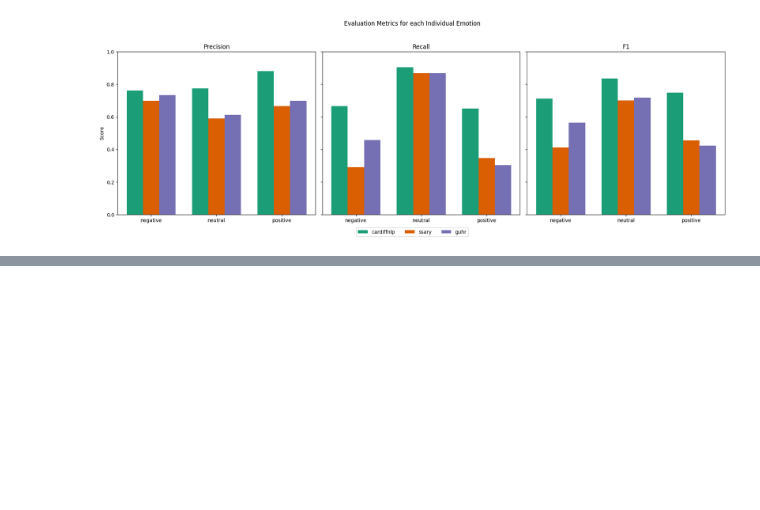
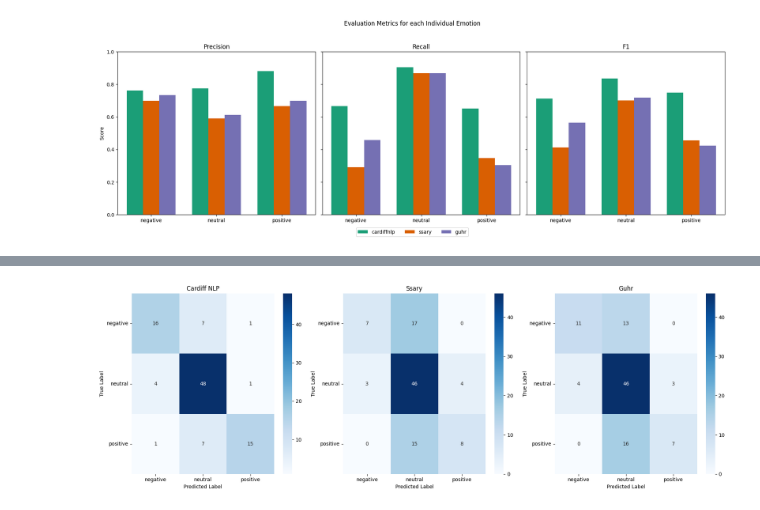
Before and after one commit to MaximilianWeiland/SMDA_Final_Project, a Jupyter notebook: 03_sentiment_classification/validation.ipynb, the cells around one changed output, grey strips where cells are left out. Saved outputs shown, nothing was run; the diff lists cells and outputs as text; code cells hidden in the pictures; blank space fills up the shorter version.

```diff
--- a/03_sentiment_classification/validation.ipynb
+++ b/03_sentiment_classification/validation.ipynb
@@ -187,0 +279,41 @@ plt.show()
+# %%
+# create confusion matrices
+
+# extract the ground truth as well as all predictions
+true_label = sampled_labelled_posts["label"]
+cardiff_pred = sampled_labelled_posts["prediction_cardiffnlp"]
+ssary_pred = sampled_labelled_posts["prediction_ssary"]
+guhr_pred = sampled_labelled_posts["prediction_guhr"]
+labels = sorted(sampled_labelled_posts["label"].unique())
+
+# call the confusion matrix method from sklearn
+cm_cardiff = confusion_matrix(true_label, cardiff_pred, labels=labels)
+cm_ssary = confusion_matrix(true_label, ssary_pred, labels=labels)
+cm_guhr = confusion_matrix(true_label, guhr_pred, labels=labels)
+
+# create the confusion matrices plots with seaborn
+cms = [cm_cardiff, cm_ssary, cm_guhr]
+titles = ['Cardiff NLP', 'Ssary', 'Guhr']
+fig, axes = plt.subplots(1, 3, figsize=(18, 6))
+
+# loop over confusion matrices and create the plot with seaborn
+for ax, cm, title in zip(axes, cms, titles):
+    sns.heatmap(
+        cm,
+        annot=True,
+        fmt='d',
+        cmap="Blues",
+        xticklabels=labels,
+        yticklabels=labels,
+        ax=ax,
+        cbar=True
+    )
+    ax.set_xlabel('Predicted Label')
+    ax.set_ylabel('True Label')
+    ax.set_title(title)
+    ax.tick_params(axis='x')
+    ax.tick_params(axis='y', rotation=0)
+plt.tight_layout()
+plt.show()
+# %% [output]
+[figure, added]
```
Also changed, not shown: parts of 8 cells of this notebook, 3 other files.
